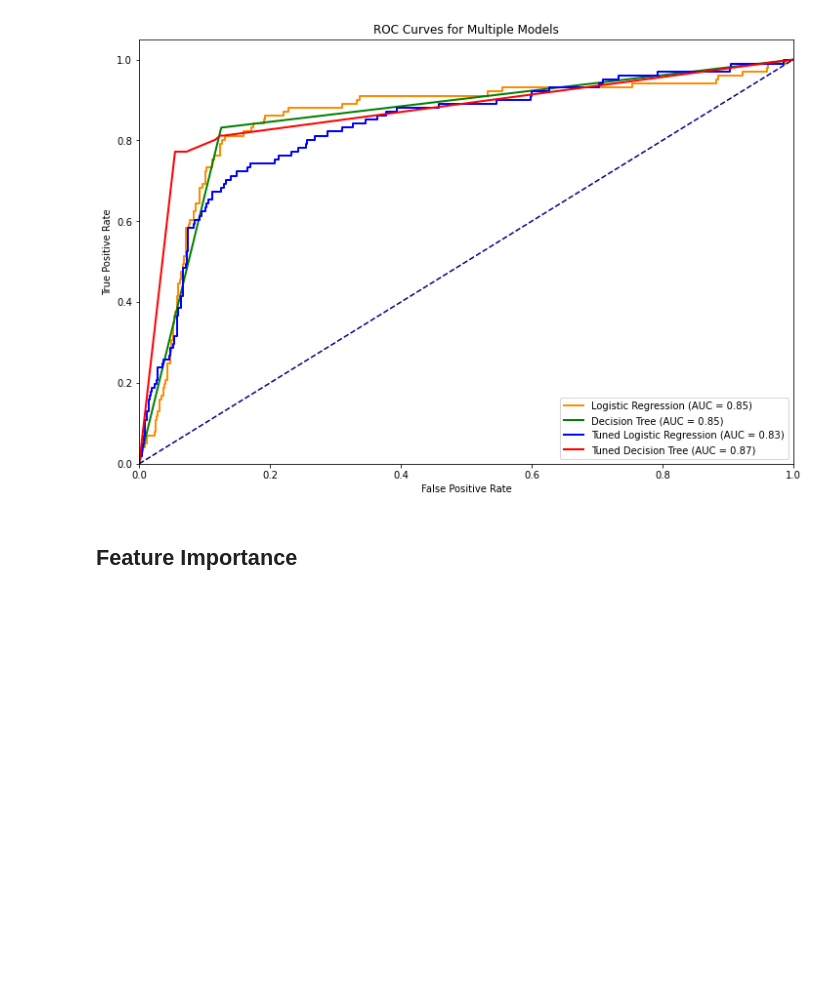
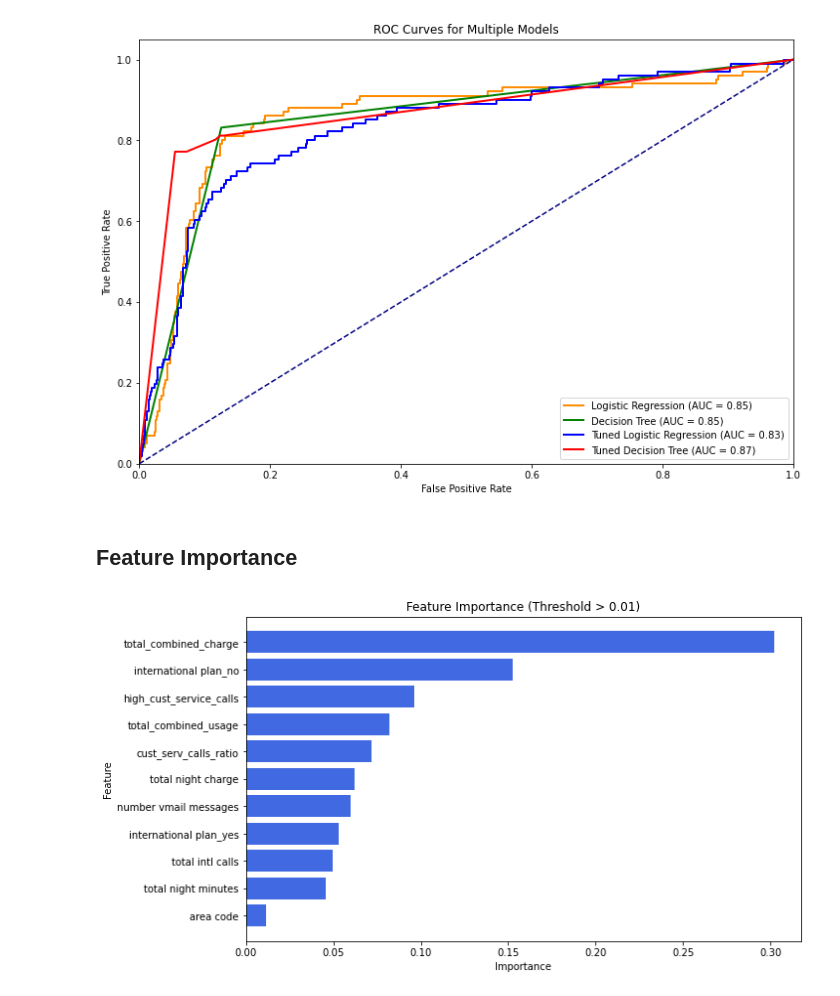
Before and after one commit to daveochieng8/Customer-Churn, a Jupyter notebook: index.ipynb, the cells around one changed output. Drawn from its saved outputs; the diff is of its cells as text; code cells hidden in the pictures; blank space fills up the shorter version.

Commit message:
Feature Importance

```diff
--- a/index.ipynb
+++ b/index.ipynb
@@ -857,3 +857,32 @@ plot_roc_curves(models, X_test, y_test, model_names)
 [figure]
 # %% [markdown]
 ##  Feature Importance
+# %%
+# Get the feature importance
+importances = best_Dt.feature_importances_
+
+# Create a DataFrame
+feature_importance_df = pd.DataFrame({
+    'Feature': X_train.columns,
+    'Importance': importances
+})
+
+# Set a threshold for feature importance
+threshold = 0.01
+
+# Filter the DataFrame to include only features above the threshold
+important_features_df = feature_importance_df[feature_importance_df['Importance'] > threshold]
+
+# Sort the DataFrame by importance
+important_features_df = important_features_df.sort_values(by='Importance', ascending=False)
+
+# Plot the feature importance
+plt.figure(figsize=(10, 6))
+plt.barh(important_features_df['Feature'], important_features_df['Importance'], color='royalblue')
+plt.xlabel('Importance')
+plt.ylabel('Feature')
+plt.title(f'Feature Importance (Threshold > {threshold})')
+plt.gca().invert_yaxis()  # To display the most important feature at the top
+plt.show()
+# %% [output]
+[figure, added]
```
